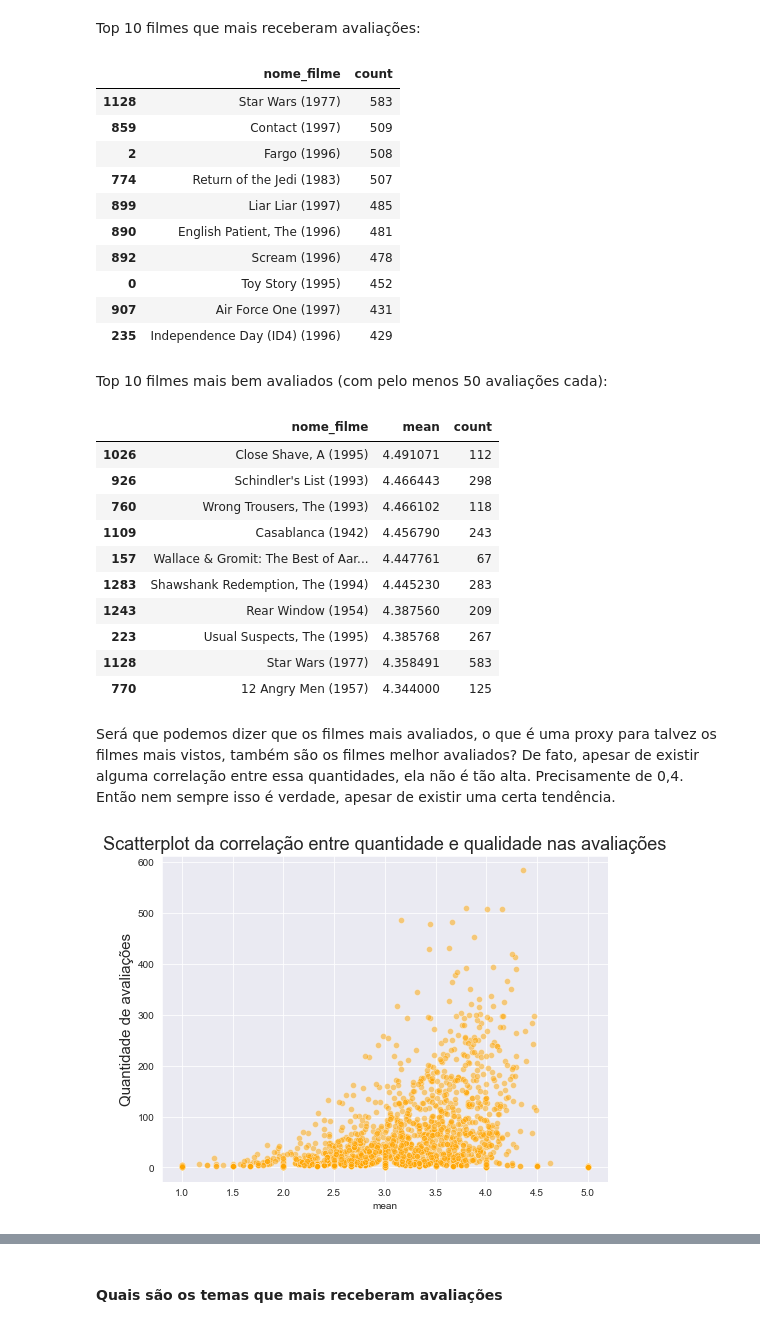
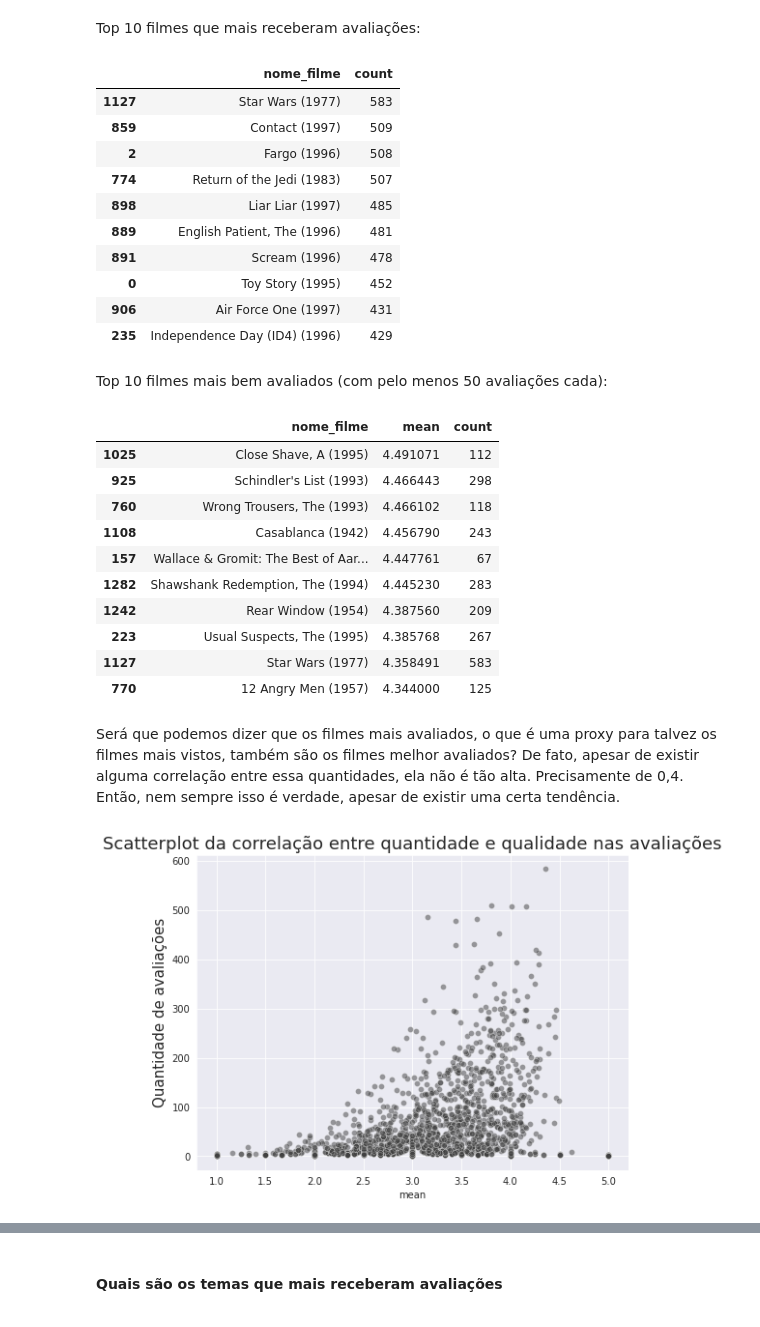
Before and after one commit to aravinii/SystemRecomendation, a Jupyter notebook: iris.ipynb, the cells around one changed output, grey strips where cells are left out. Cells and saved outputs as stored; diff of their text form; code cells hidden in the pictures.

```diff
--- a/iris.ipynb
+++ b/iris.ipynb
@@ -100,7 +147,8 @@ sns.set_style("darkgrid")
 # %%
 #Leitura dos dados de interação via pandas, arquivo é um tsv (texto separado por tab)
+caminho = "/content/drive/MyDrive/BackupDecode/Pessoal/MBA/TESE V2/Desenvolvimento/archive/ml-100k/" #alterar aqui o caminho para o arquivo
 nomes_das_colunas=['id_usuario','id_filme','avaliacao','data_avaliacao']
-df=pd.read_csv("archive/ml-100k/u.data",sep="\t",names=nomes_das_colunas)
+df=pd.read_csv(caminho + "u.data",sep="\t",names=nomes_das_colunas)
 
 #Conversão do formato data da avaliação que estava em Unix
 data_inicio_unix = datetime(1970, 1, 1)
@@ -141,7 +189,11 @@ nomes_das_colunas=['id_filme','nome_filme','data_lancamento','data_lancamento_dv
                    'tema_comedia','tema_crime','tema_documentario', 'tema_drama', 'tema_fantasia',
                    'tema_preto_branco','tema_horror','tema_musical','tema_misterio', 'tema_romance',
                    'tema_fic_cientifica','tema_suspense', 'tema_guerra','tema_velho_oeste']
-df_item=pd.read_csv("archive/ml-100k/u.item",sep="\|",names=nomes_das_colunas, engine='python')
+
+nome_dos_temas = nomes_das_colunas[5:]
+
+df_item=pd.read_csv(caminho + "u.item",
+                    sep="\|",names=nomes_das_colunas, engine='python', encoding="ISO-8859-1")
 
 #Deletamos alguns colunas que não tinham informações relevantes para a analise
 df_item.drop(columns=['data_lancamento_dvd','IMDb_url'], inplace=True)
@@ -206,7 +267,7 @@ df[df['id_filme']==267]
 # %% [markdown]
 Vamos eliminar as linhas com avaliacoes desse filme
 # %%
-df.drop(df[df['id_filme']==267].index, inplace=True)
+df.drop(df[df['id_filme']=='267'].index, inplace=True)
 # %% [markdown]
 ### Base com dados sobre os usuários
 # %%
@@ -339,15 +402,15 @@ Top 10 filmes que mais receberam avaliações:
 df_agrupado[['nome_filme','count']].sort_values(by='count', ascending=False).head(10)
 # %% [output]
 |  | nome_filme | count |
-| 1128 | Star Wars (1977) | 583 |
+| 1127 | Star Wars (1977) | 583 |
 | 859 | Contact (1997) | 509 |
 | 2 | Fargo (1996) | 508 |
 | 774 | Return of the Jedi (1983) | 507 |
-| 899 | Liar Liar (1997) | 485 |
-| 890 | English Patient, The (1996) | 481 |
-| 892 | Scream (1996) | 478 |
+| 898 | Liar Liar (1997) | 485 |
+| 889 | English Patient, The (1996) | 481 |
+| 891 | Scream (1996) | 478 |
 | 0 | Toy Story (1995) | 452 |
-| 907 | Air Force One (1997) | 431 |
+| 906 | Air Force One (1997) | 431 |
 | 235 | Independence Day (ID4) (1996) | 429 |
 # %% [markdown]
 Top 10 filmes mais bem avaliados (com pelo menos 50 avaliações cada):
@@ -355,27 +418,28 @@ Top 10 filmes mais bem avaliados (com pelo menos 50 avaliações cada):
 df_agrupado[df_agrupado['count'] > 50][['nome_filme','mean', 'count']].sort_values(by='mean', ascending=False).head(10)
 # %% [output]
 |  | nome_filme | mean | count |
-| 1026 | Close Shave, A (1995) | 4.491071 | 112 |
-| 926 | Schindler's List (1993) | 4.466443 | 298 |
+| 1025 | Close Shave, A (1995) | 4.491071 | 112 |
+| 925 | Schindler's List (1993) | 4.466443 | 298 |
 | 760 | Wrong Trousers, The (1993) | 4.466102 | 118 |
-| 1109 | Casablanca (1942) | 4.456790 | 243 |
+| 1108 | Casablanca (1942) | 4.456790 | 243 |
 | 157 | Wallace & Gromit: The Best of Aar... | 4.447761 | 67 |
-| 1283 | Shawshank Redemption, The (1994) | 4.445230 | 283 |
-| 1243 | Rear Window (1954) | 4.387560 | 209 |
+| 1282 | Shawshank Redemption, The (1994) | 4.445230 | 283 |
+| 1242 | Rear Window (1954) | 4.387560 | 209 |
 | 223 | Usual Suspects, The (1995) | 4.385768 | 267 |
-| 1128 | Star Wars (1977) | 4.358491 | 583 |
+| 1127 | Star Wars (1977) | 4.358491 | 583 |
 | 770 | 12 Angry Men (1957) | 4.344000 | 125 |
 # %% [markdown]
-Será que podemos dizer que os filmes mais avaliados, o que é uma proxy para talvez os filmes mais vistos, também são os filmes melhor avaliados? De fato, apesar de existir alguma correlação entre essa quantidades, ela não é tão alta. Precisamente de 0,4. Então nem sempre isso é verdade, apesar de existir uma certa tendência.
+Será que podemos dizer que os filmes mais avaliados, o que é uma proxy para talvez os filmes mais vistos, também são os filmes melhor avaliados? De fato, apesar de existir alguma correlação entre essa quantidades, ela não é tão alta. Precisamente de 0,4. Então, nem sempre isso é verdade, apesar de existir uma certa tendência.
 # %%
 plt.figure(figsize=(8,6))
-sns.scatterplot(x='mean',y='count',data=df_agrupado,alpha=0.5, color='orange')
+sns.scatterplot(x='mean',y='count',data=df_agrupado,alpha=0.5, color='#404040')
 plt.title('Scatterplot da correlação entre quantidade e qualidade nas avaliações', fontsize=18)
 plt.ylabel('Média das avaliações', fontsize=15)
 plt.ylabel('Quantidade de avaliações', fontsize=15)
+plt.savefig("corr_qtd_media.png",dpi=400, bbox_inches='tight')
 plt.show()
 # %% [output]
-[figure, old version]
+[figure, new version]
 # %%
 #Os números de correlação exatos vieram daqui:
 df_agrupado[['mean','count']].corr()
```
Also changed, not shown: parts of 172 cells of this notebook.
